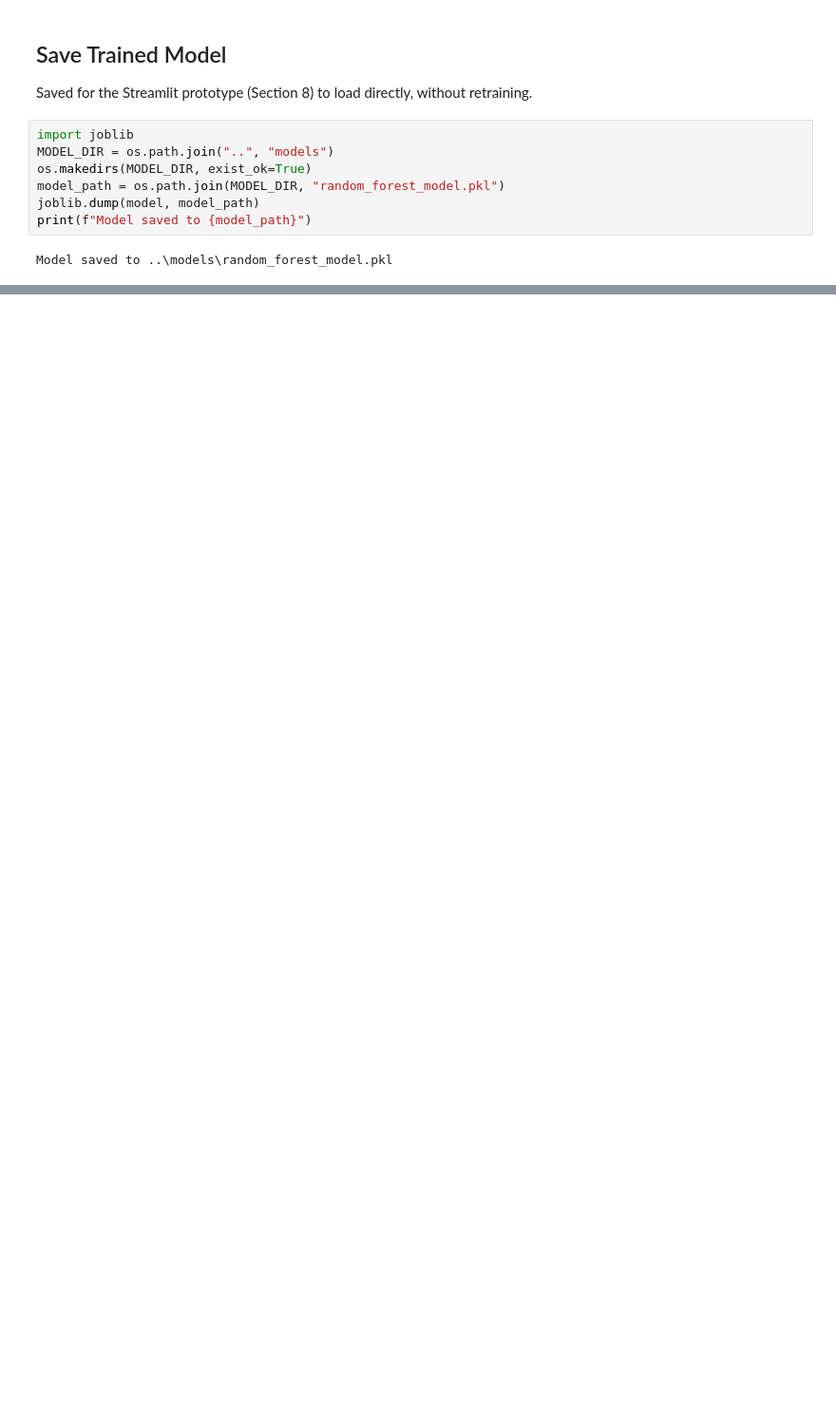
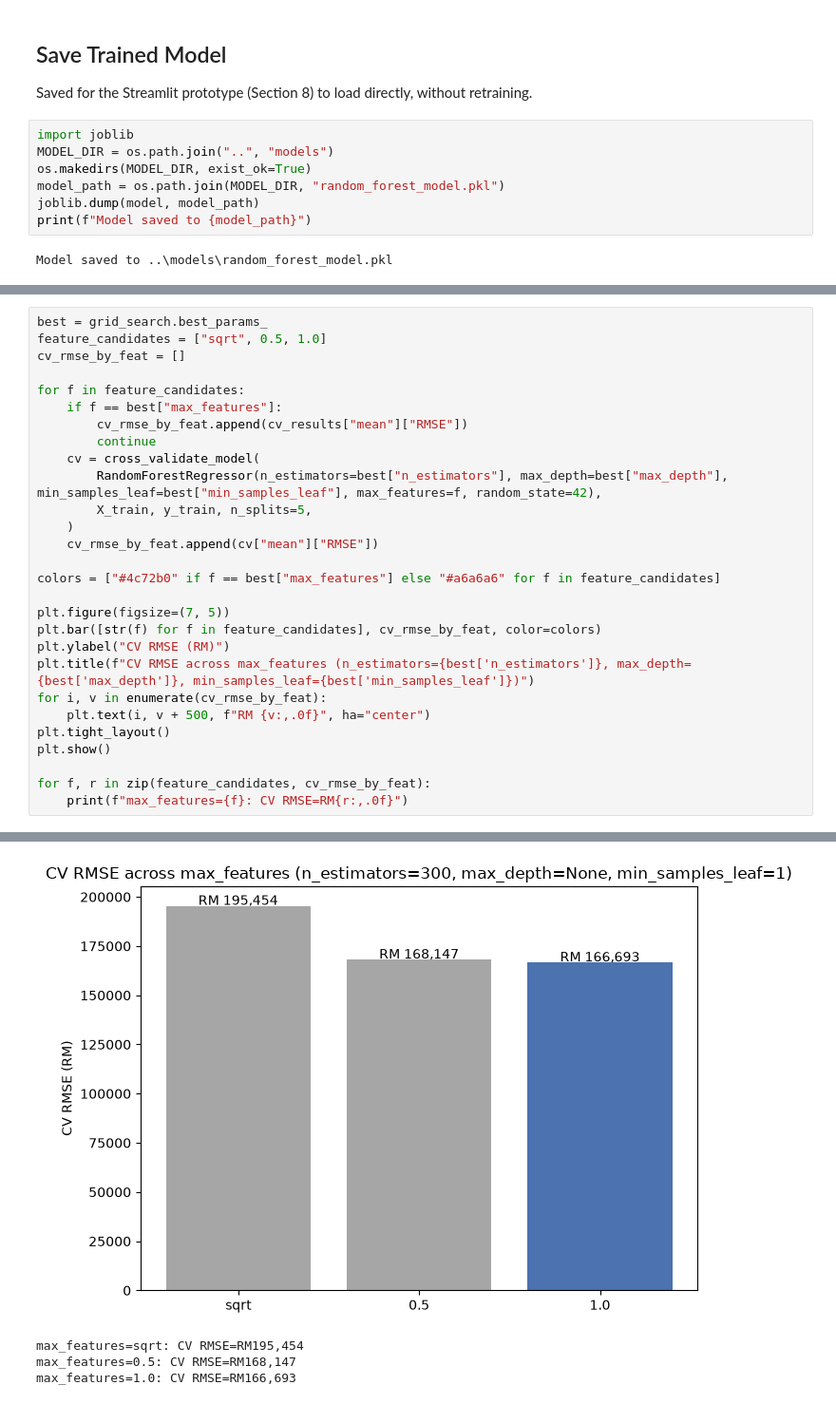
Before and after one commit to Lowzh5/Malaysian-Condominium-Prices-Data, a Jupyter notebook: src/model_randomforest.ipynb, the cells around one changed output, grey strips where cells are left out. Shown at 95% size. Saved outputs shown, nothing was run; the diff lists cells and outputs as text; blank space fills up the shorter version.

```diff
--- a/src/model_randomforest.ipynb
+++ b/src/model_randomforest.ipynb
@@ -131,0 +221,29 @@ Model saved to ..\models\random_forest_model.pkl
+# %%
+best = grid_search.best_params_
+feature_candidates = ["sqrt", 0.5, 1.0]
+cv_rmse_by_feat = []
+
+for f in feature_candidates:
+    if f == best["max_features"]:
+        cv_rmse_by_feat.append(cv_results["mean"]["RMSE"])
+        continue
+    cv = cross_validate_model(
+        RandomForestRegressor(n_estimators=best["n_estimators"], max_depth=best["max_depth"], min_samples_leaf=best["min_samples_leaf"], max_features=f, random_state=42),
+        X_train, y_train, n_splits=5,
+    )
+    cv_rmse_by_feat.append(cv["mean"]["RMSE"])
+
+colors = ["#4c72b0" if f == best["max_features"] else "#a6a6a6" for f in feature_candidates]
+
+plt.figure(figsize=(7, 5))
+plt.bar([str(f) for f in feature_candidates], cv_rmse_by_feat, color=colors)
+plt.ylabel("CV RMSE (RM)")
+plt.title(f"CV RMSE across max_features (n_estimators={best['n_estimators']}, max_depth={best['max_depth']}, min_samples_leaf={best['min_samples_leaf']})")
+for i, v in enumerate(cv_rmse_by_feat):
+    plt.text(i, v + 500, f"RM {v:,.0f}", ha="center")
+plt.tight_layout()
+plt.show()
+
+for f, r in zip(feature_candidates, cv_rmse_by_feat):
+    print(f"max_features={f}: CV RMSE=RM{r:,.0f}")
+# %% [output]
@@ -131,0 +260,4 @@ Model saved to ..\models\random_forest_model.pkl
+[figure, added]
+max_features=sqrt: CV RMSE=RM195,454
+max_features=0.5: CV RMSE=RM168,147
+max_features=1.0: CV RMSE=RM166,693
```
Also changed, not shown: parts of 19 cells of this notebook, 1 other file.
